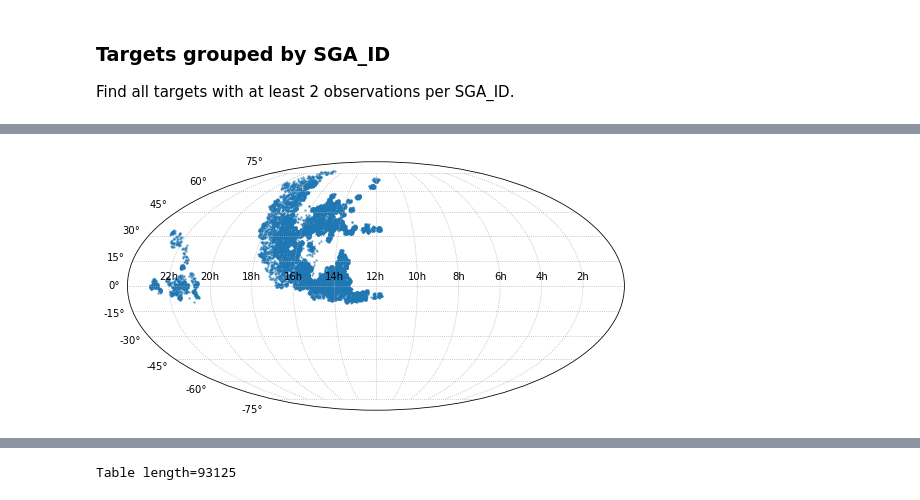
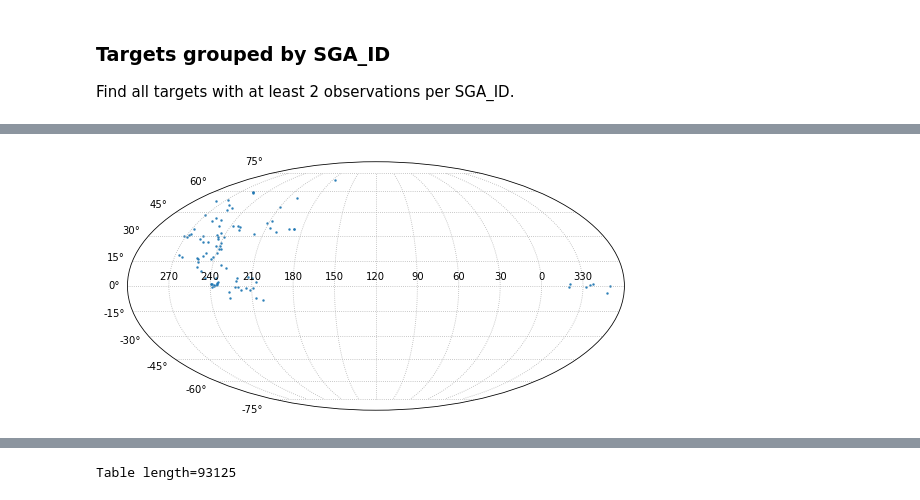
Before and after one commit to desihub/timedomain, a Jupyter notebook: pvsurvey/redux_selections.ipynb, the cells around one changed output, grey strips where cells are left out. Drawn from its saved outputs; the diff is of its cells as text; code cells hidden in the pictures.

Commit message:
Finalize cleanup.

```diff
--- a/pvsurvey/redux_selections.ipynb
+++ b/pvsurvey/redux_selections.ipynb
@@ -53,5 +63,17 @@ mpl.rc('font', size=14)
 # %%
 def firstdigit(n):
+    """Return the first digit of a number.
+
+    Parameters
+    ----------
+    n : int, float, or ndarray
+        Number or list of numbers.
+
+    Returns
+    -------
+    digit : int
+        First digit of the number.
+    """
     return np.trunc(n * 10**(-np.trunc(np.log10(n)))).astype(int)
 
 def plot_radec(ra, dec):
@@ -71,13 +93,14 @@ def plot_radec(ra, dec):
     """
     # Convert RA, Dec to radians.
     # Rotate the RA so that the plot goes 360->0 left to right.
-    _ra = np.radians(180 - ra)
+    _ra = np.radians(120 - ra)
+    _ra[_ra < -np.pi] += 2*np.pi
     _dec = np.radians(dec)
 
     fig, ax = plt.subplots(1,1, figsize=(8,4), subplot_kw={'projection': 'mollweide'})
     ax.scatter(_ra, _dec, alpha=0.5, s=2)
     ax.set(xticks=np.radians([-150, -120, -90, -60, -30, 0, 30, 60, 90, 120, 150]),
-           xticklabels=['22h', '20h', '18h', '16h', '14h', '12h', '10h', '8h', '6h', '4h', '2h'])
+           xticklabels=['270', '240', '210', '180', '150', '120', '90', '60', '30', '0', '330'])
     ax.tick_params(axis='x', labelsize=10)
     ax.tick_params(axis='y', labelsize=10)
     ax.grid(ls=':')
@@ -345,0 +402,8 @@ np.unique(tguad['SGA_ID'])
+# %%
+# All targets
+_ids_all, _counts_all = np.unique(tguad['SGA_ID'], return_counts=True)
+
+# All targets with decent redshifts and observations suitable for the Tully-Fisher analysis
+tguad_tf = clean_catalog(tguad)
+_ids_goodz, _counts_goodz = np.unique(tguad_tf['SGA_ID'], return_counts=True)
+_ids_goodz[_counts_goodz > 1]
@@ -346,4 +440,5 @@ np.unique(tguad['SGA_ID'])
 # %%
-fig = plot_radec(tguad['TARGET_RA'], tguad['TARGET_DEC'])
+fig = plot_radec(tguad_tf['TARGET_RA'], tguad_tf['TARGET_DEC'])
+fig.savefig('desi_pv_tf_guad_radec.png', dpi=120)
 # %% [output]
-[figure, old version]
+[figure, new version]
```
Also changed, not shown: parts of 44 cells of this notebook.
